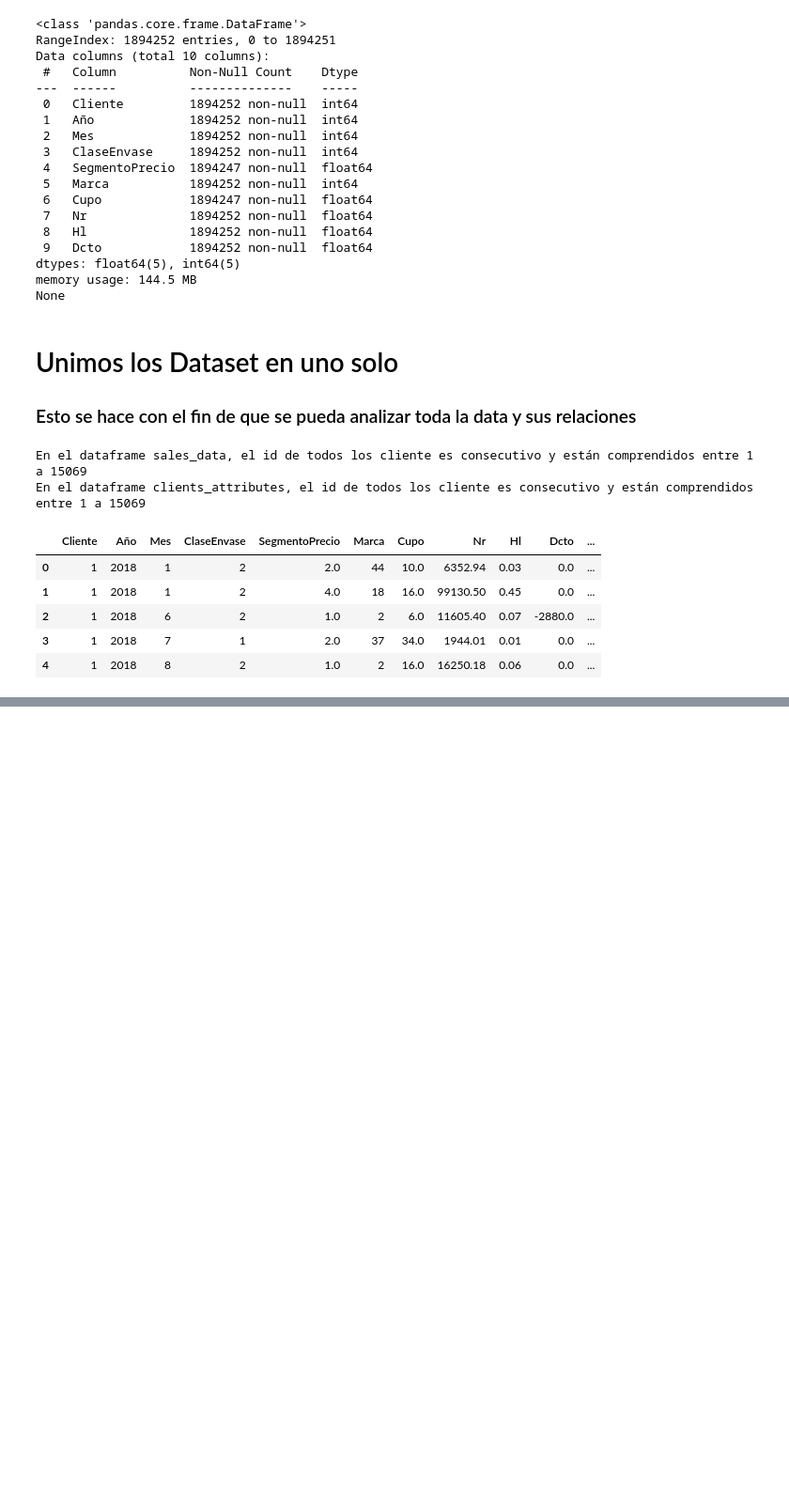
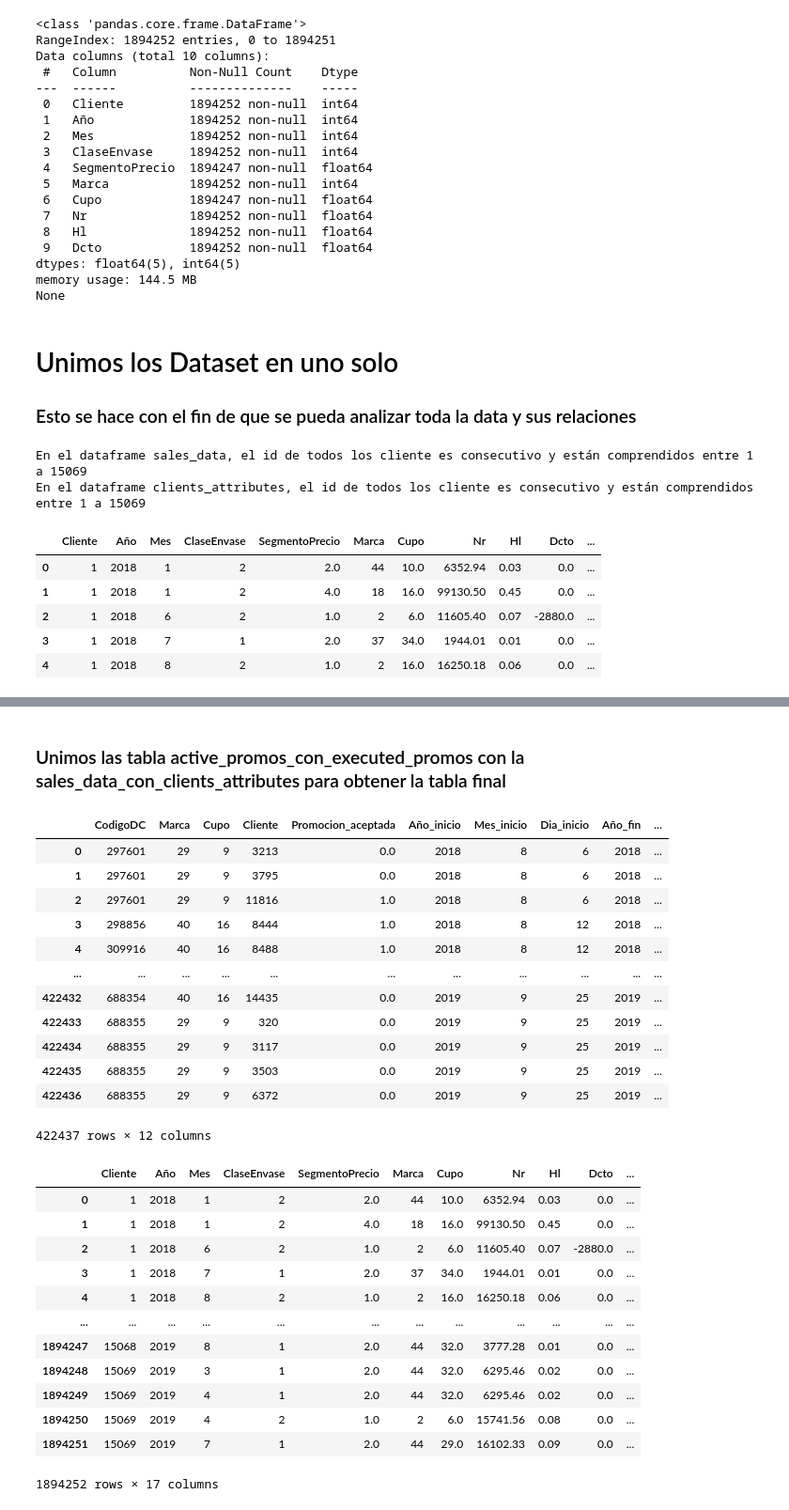
Before and after one commit to alvaro230699/DataCupABINBEV-R2ROC, a Jupyter notebook: Notebooks/DataCupBrewing.ipynb, the cells around one changed output, grey strips where cells are left out. Shown: that part at 94% size. Drawn from its saved outputs; the diff is of its cells as text; code cells hidden in the pictures; blank space fills up the shorter version.

```diff
--- a/Notebooks/DataCupBrewing.ipynb
+++ b/Notebooks/DataCupBrewing.ipynb
@@ -189,0 +280,32 @@ display(active_promos_data)
+# %% [markdown]
+### Unimos las tabla active_promos_con_executed_promos con la sales_data_con_clients_attributes para obtener la tabla final
+# %%
+display(active_promos_con_executed_promos_convertido_fechas)
+display(sales_data_con_clients_attributes)
+# %% [output]
+|  | CodigoDC | Marca | Cupo | Cliente | Promocion_aceptada | Año_inicio | Mes_inicio | Dia_inicio | Año_fin | ... |
+| 0 | 297601 | 29 | 9 | 3213 | 0.0 | 2018 | 8 | 6 | 2018 | ... |
+| 1 | 297601 | 29 | 9 | 3795 | 0.0 | 2018 | 8 | 6 | 2018 | ... |
+| 2 | 297601 | 29 | 9 | 11816 | 1.0 | 2018 | 8 | 6 | 2018 | ... |
+| 3 | 298856 | 40 | 16 | 8444 | 1.0 | 2018 | 8 | 12 | 2018 | ... |
+| 4 | 309916 | 40 | 16 | 8488 | 1.0 | 2018 | 8 | 12 | 2018 | ... |
+| ... | ... | ... | ... | ... | ... | ... | ... | ... | ... | ... |
+| 422432 | 688354 | 40 | 16 | 14435 | 0.0 | 2019 | 9 | 25 | 2019 | ... |
+| 422433 | 688355 | 29 | 9 | 320 | 0.0 | 2019 | 9 | 25 | 2019 | ... |
+| 422434 | 688355 | 29 | 9 | 3117 | 0.0 | 2019 | 9 | 25 | 2019 | ... |
+| 422435 | 688355 | 29 | 9 | 3503 | 0.0 | 2019 | 9 | 25 | 2019 | ... |
+| 422436 | 688355 | 29 | 9 | 6372 | 0.0 | 2019 | 9 | 25 | 2019 | ... |
+422437 rows × 12 columns
+|  | Cliente | Año | Mes | ClaseEnvase | SegmentoPrecio | Marca | Cupo | Nr | Hl | Dcto | ... |
+| 0 | 1 | 2018 | 1 | 2 | 2.0 | 44 | 10.0 | 6352.94 | 0.03 | 0.0 | ... |
+| 1 | 1 | 2018 | 1 | 2 | 4.0 | 18 | 16.0 | 99130.50 | 0.45 | 0.0 | ... |
+| 2 | 1 | 2018 | 6 | 2 | 1.0 | 2 | 6.0 | 11605.40 | 0.07 | -2880.0 | ... |
+| 3 | 1 | 2018 | 7 | 1 | 2.0 | 37 | 34.0 | 1944.01 | 0.01 | 0.0 | ... |
+| 4 | 1 | 2018 | 8 | 2 | 1.0 | 2 | 16.0 | 16250.18 | 0.06 | 0.0 | ... |
+| ... | ... | ... | ... | ... | ... | ... | ... | ... | ... | ... | ... |
+| 1894247 | 15068 | 2019 | 8 | 1 | 2.0 | 44 | 32.0 | 3777.28 | 0.01 | 0.0 | ... |
+| 1894248 | 15069 | 2019 | 3 | 1 | 2.0 | 44 | 32.0 | 6295.46 | 0.02 | 0.0 | ... |
+| 1894249 | 15069 | 2019 | 4 | 1 | 2.0 | 44 | 32.0 | 6295.46 | 0.02 | 0.0 | ... |
+| 1894250 | 15069 | 2019 | 4 | 2 | 1.0 | 2 | 6.0 | 15741.56 | 0.08 | 0.0 | ... |
+| 1894251 | 15069 | 2019 | 7 | 1 | 2.0 | 44 | 29.0 | 16102.33 | 0.09 | 0.0 | ... |
+1894252 rows × 17 columns
```
Also changed, not shown: parts of 31 cells of this notebook, 1 other file.
